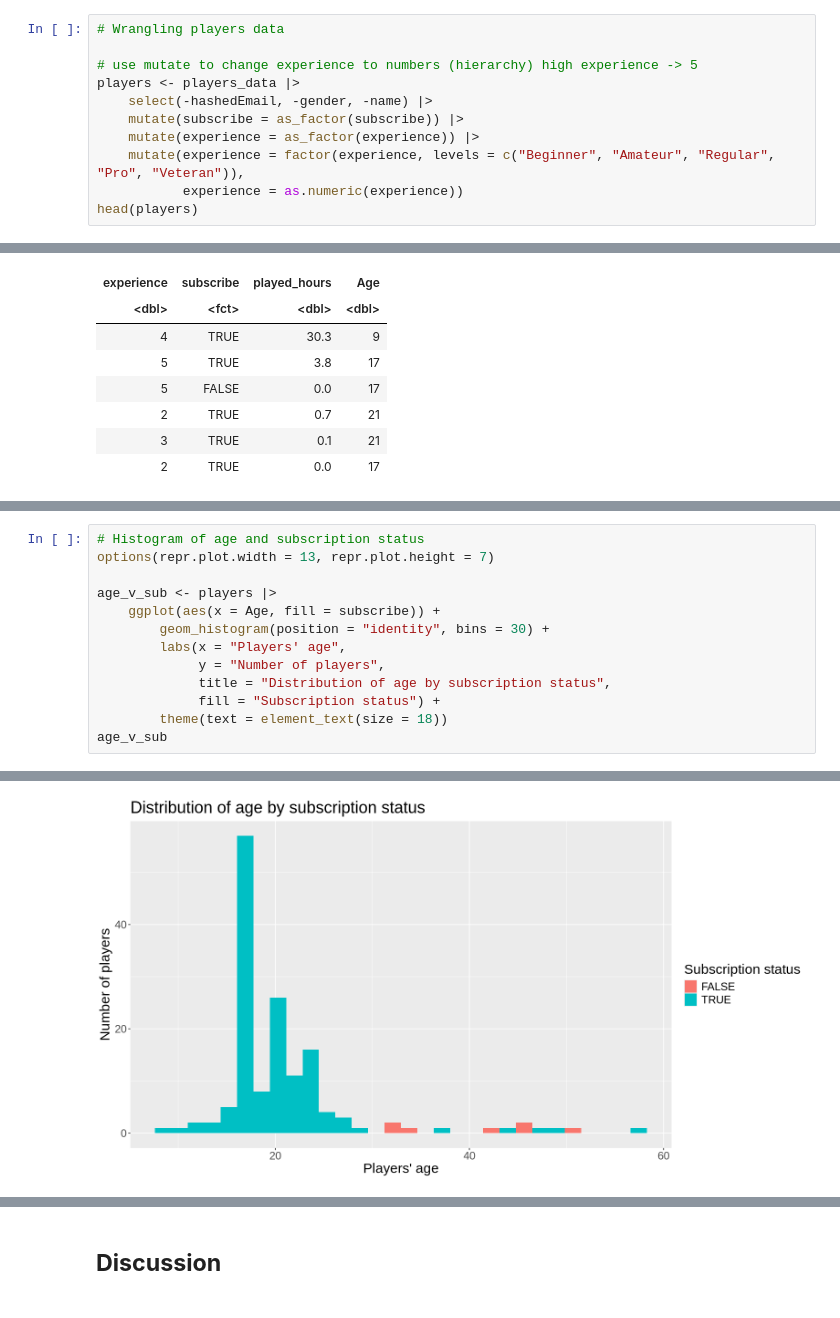
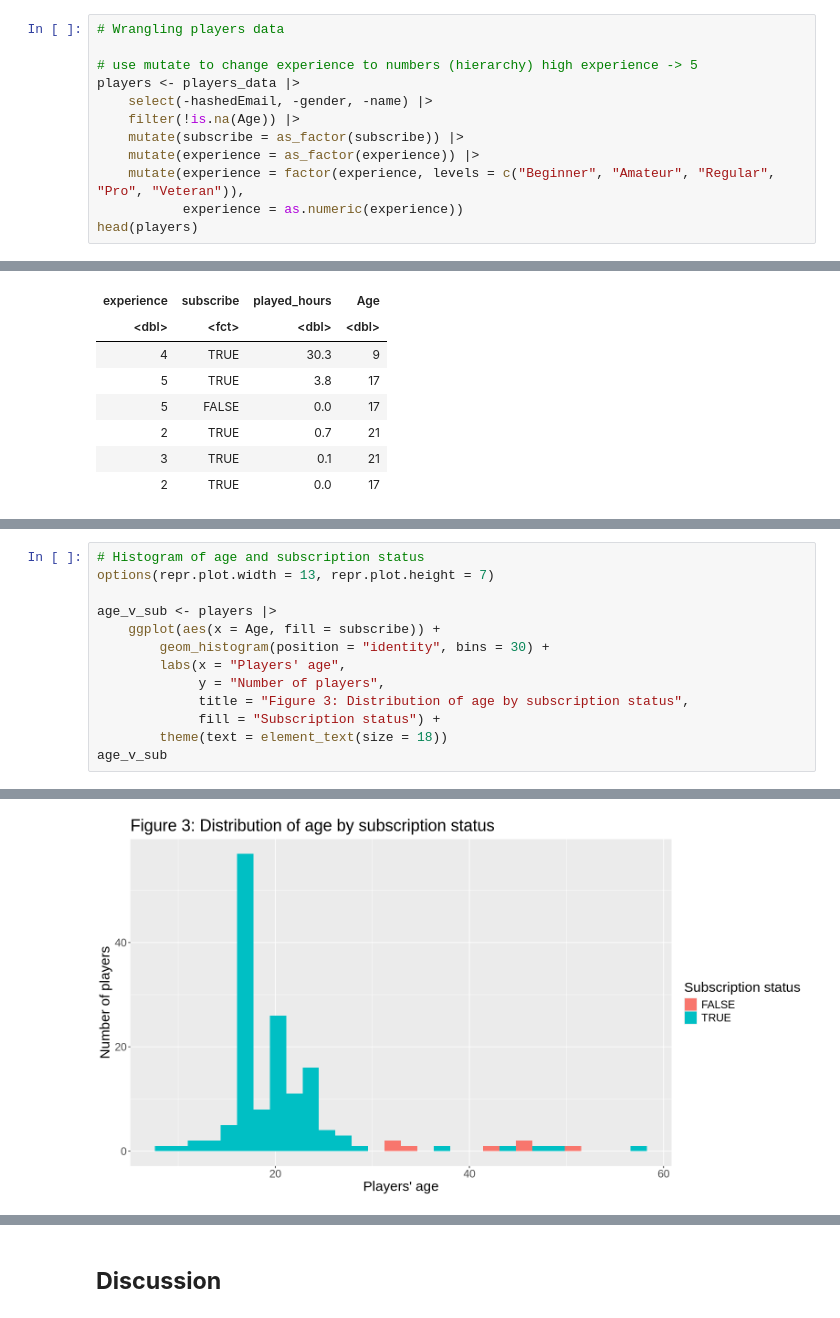
Before and after one commit to nliu0729/dsci-group-project, a Jupyter notebook: final_group_report-2.ipynb, the cells around one changed output, grey strips where cells are left out. Saved outputs shown, nothing was run; the diff lists cells and outputs as text.

```diff
--- a/final_group_report-2.ipynb
+++ b/final_group_report-2.ipynb
@@ -171,6 +167,7 @@ A tibble: 1 × 6
 # use mutate to change experience to numbers (hierarchy) high experience -> 5
 players <- players_data |>
     select(-hashedEmail, -gender, -name) |>
+    filter(!is.na(Age)) |>
     mutate(subscribe = as_factor(subscribe)) |>
     mutate(experience = as_factor(experience)) |>
     mutate(experience = factor(experience, levels = c("Beginner", "Amateur", "Regular", "Pro", "Veteran")),
@@ -213,7 +222,7 @@ age_v_sub <- players |>
         geom_histogram(position = "identity", bins = 30) +
         labs(x = "Players' age",
              y = "Number of players",
-             title = "Distribution of age by subscription status",
+             title = "Figure 3: Distribution of age by subscription status",
              fill = "Subscription status") +
         theme(text = element_text(size = 18))
 age_v_sub
@@ -223 +230 @@ Warning message:
-[figure, old version]
+[figure, new version]
```
Also changed, not shown: parts of 8 cells of this notebook.
